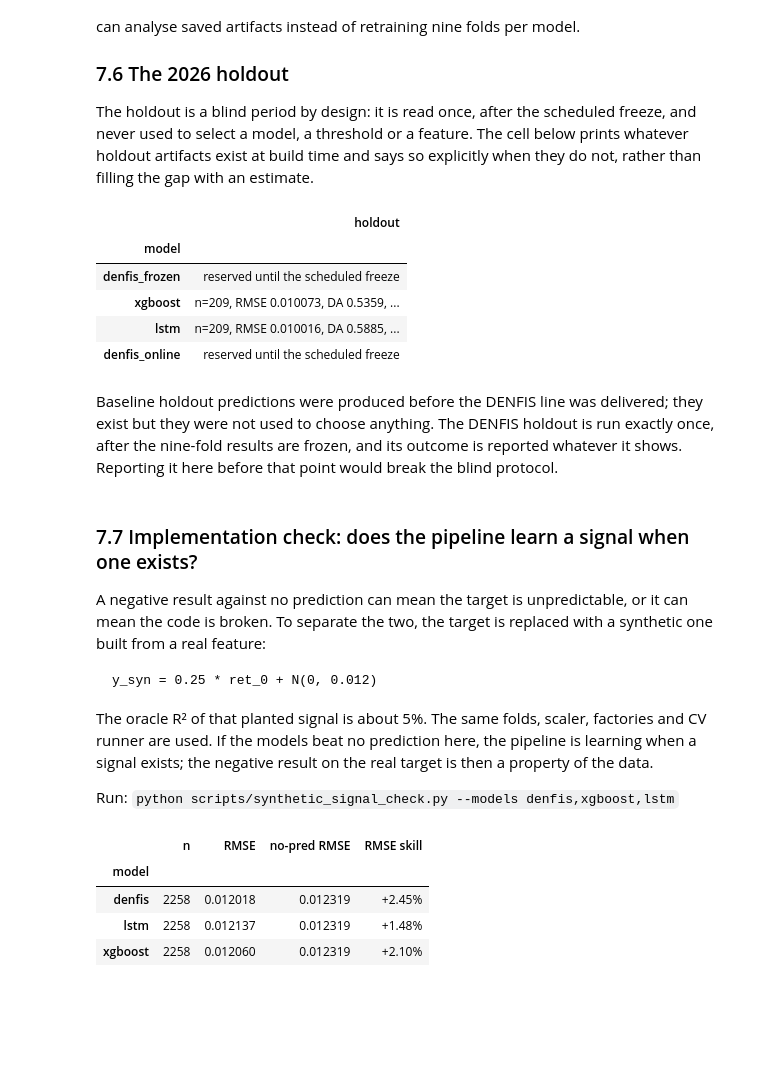
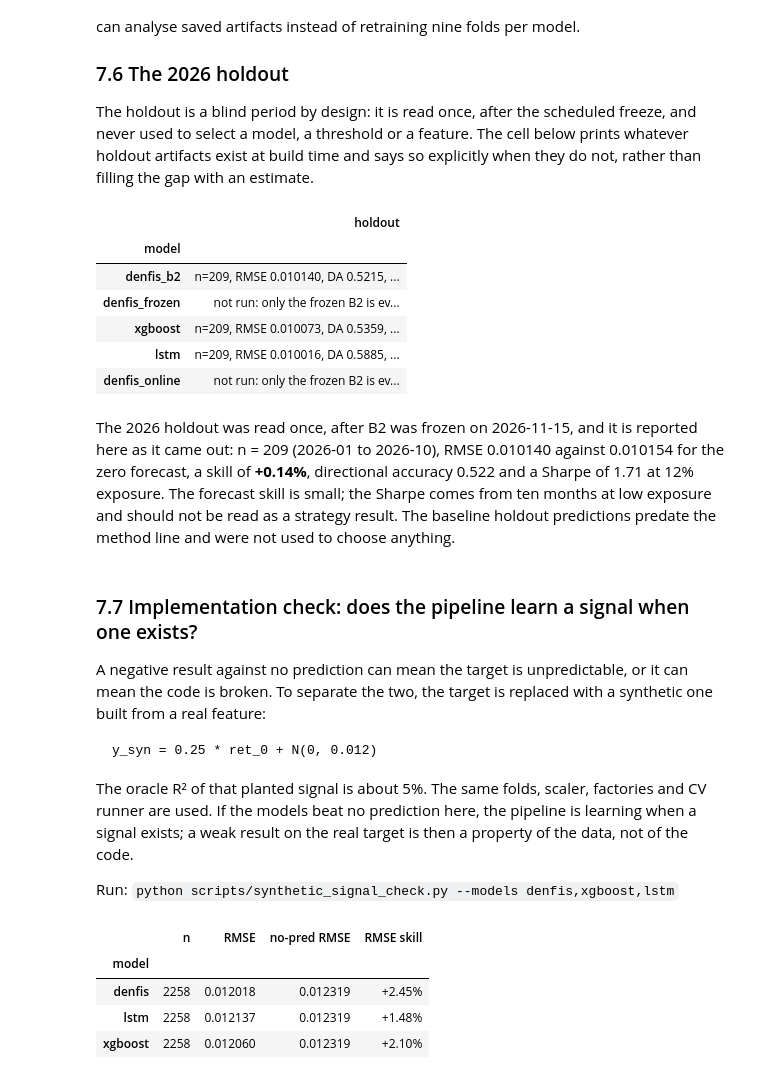
Before and after one commit to HJY20224001049/ai6124-dbs-denfis, a Jupyter notebook: writing/AI6124_Project_Group18_HuJunyu_LinJingzhao.ipynb, the cells around one changed output. Cells and saved outputs as stored; diff of their text form; code cells hidden in the pictures; blank space fills up the shorter version.

```diff
--- a/writing/AI6124_Project_Group18_HuJunyu_LinJingzhao.ipynb
+++ b/writing/AI6124_Project_Group18_HuJunyu_LinJingzhao.ipynb
@@ -878,7 +945,7 @@ exposure as percentages to one decimal.
 summary = pd.read_csv(RESULTS_DIR / "summary.csv")
 pooled = summary[summary["scope"] == "pooled"].set_index("model")
 
-MAIN_MODELS = ["denfis_frozen", "xgboost", "lstm"]
+MAIN_MODELS = ["denfis_b2", "denfis_frozen", "xgboost", "lstm"]
 
 def format_row(model: str) -> dict:
     row = pooled.loc[model]
@@ -1164,35 +1332,38 @@ they do not, rather than filling the gap with an estimate.
 # %%
 holdout_rows = []
 for model in MAIN_MODELS + ["denfis_online"]:
     path = RESULTS_DIR / "preds" / model / "holdout.csv"
     if not path.exists():
-        holdout_rows.append({"model": model, "holdout": "reserved until the scheduled freeze"})
+        holdout_rows.append({"model": model, "holdout": "not run: only the frozen B2 is evaluated on the holdout"})
         continue
     holdout_summary = summary[(summary["model"] == model)
                               & (summary["scope"] == "holdout")]
     if holdout_summary.empty:
         holdout_rows.append({"model": model, "holdout": "prediction file present, metrics missing"})
     else:
         row = holdout_summary.iloc[0]
         holdout_rows.append({
             "model": model,
             "holdout": f"n={int(row.n)}, RMSE {row.rmse:.6f}, "
                        f"DA {row.da:.4f}, Sharpe {row.sharpe:.3f}",
         })
 pd.DataFrame(holdout_rows).set_index("model")
 # %% [output]
 |  | holdout |
 | model |  |
-| denfis_frozen | reserved until the scheduled freeze |
+| denfis_b2 | n=209, RMSE 0.010140, DA 0.5215, ... |
+| denfis_frozen | not run: only the frozen B2 is ev... |
 | xgboost | n=209, RMSE 0.010073, DA 0.5359, ... |
 | lstm | n=209, RMSE 0.010016, DA 0.5885, ... |
-| denfis_online | reserved until the scheduled freeze |
+| denfis_online | not run: only the frozen B2 is ev... |
-# %% [markdown]
-Baseline holdout predictions were produced before the DENFIS line was delivered;
-they exist but they were not used to choose anything. The DENFIS holdout is run
-exactly once, after the nine-fold results are frozen, and its outcome is reported
-whatever it shows. Reporting it here before that point would break the blind
-protocol.
+# %% [markdown]
+The 2026 holdout was read once, after B2 was frozen on 2026-11-15, and it is
+reported here as it came out: n = 209 (2026-01 to 2026-10), RMSE 0.010140 against
+0.010154 for the zero forecast, a skill of **+0.14%**, directional accuracy 0.522
+and a Sharpe of 1.71 at 12% exposure. The forecast skill is small; the Sharpe comes
+from ten months at low exposure and should not be read as a strategy result. The
+baseline holdout predictions predate the method line and were not used to choose
+anything.
 # %% [markdown]
 ### 7.7 Implementation check: does the pipeline learn a signal when one exists?
 
@@ -1206,8 +1377,8 @@ y_syn = 0.25 * ret_0 + N(0, 0.012)
 
 The oracle R² of that planted signal is about 5%. The same folds, scaler,
 factories and CV runner are used. If the models beat no prediction here, the
-pipeline is learning when a signal exists; the negative result on the real target
-is then a property of the data.
+pipeline is learning when a signal exists; a weak result on the real target
+is then a property of the data, not of the code.
 
 Run: `python scripts/synthetic_signal_check.py --models denfis,xgboost,lstm`
 # %%
```
Also changed, not shown: parts of 20 cells of this notebook, 7 other files.
